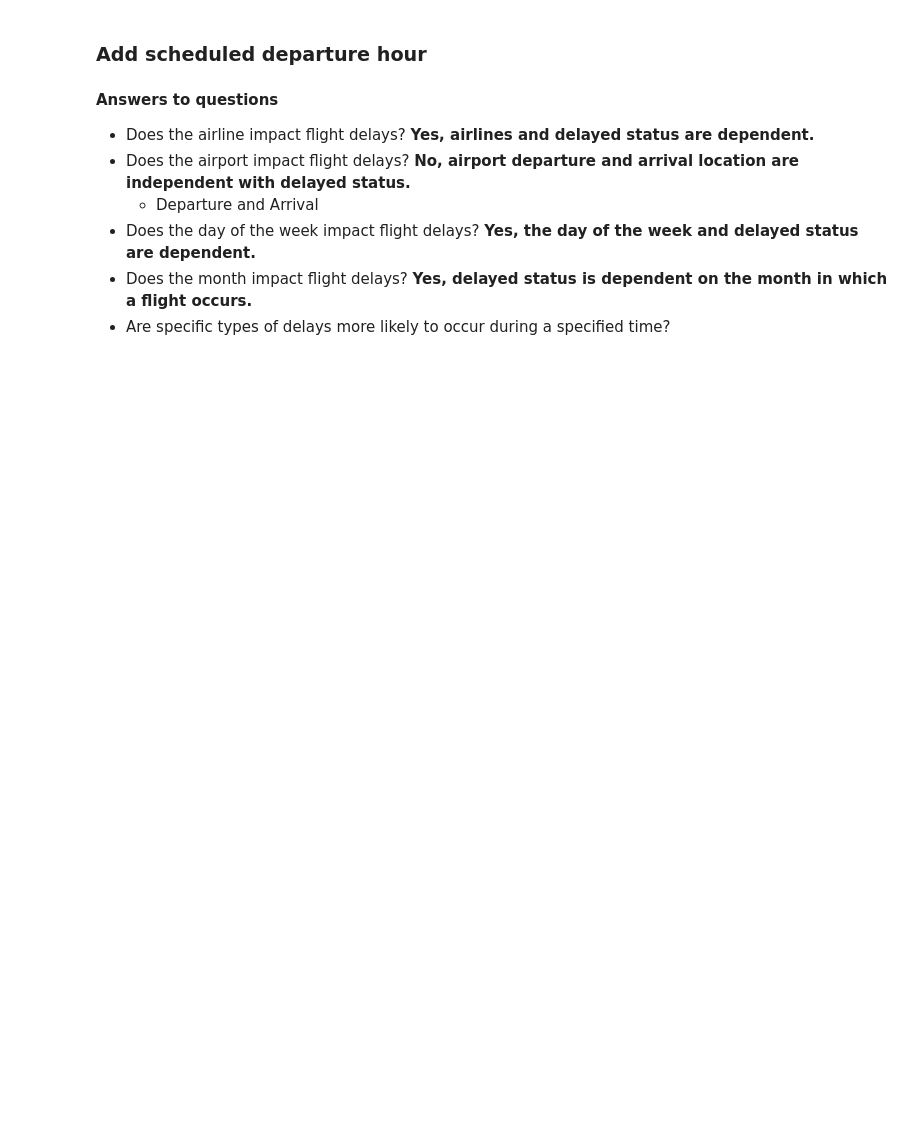
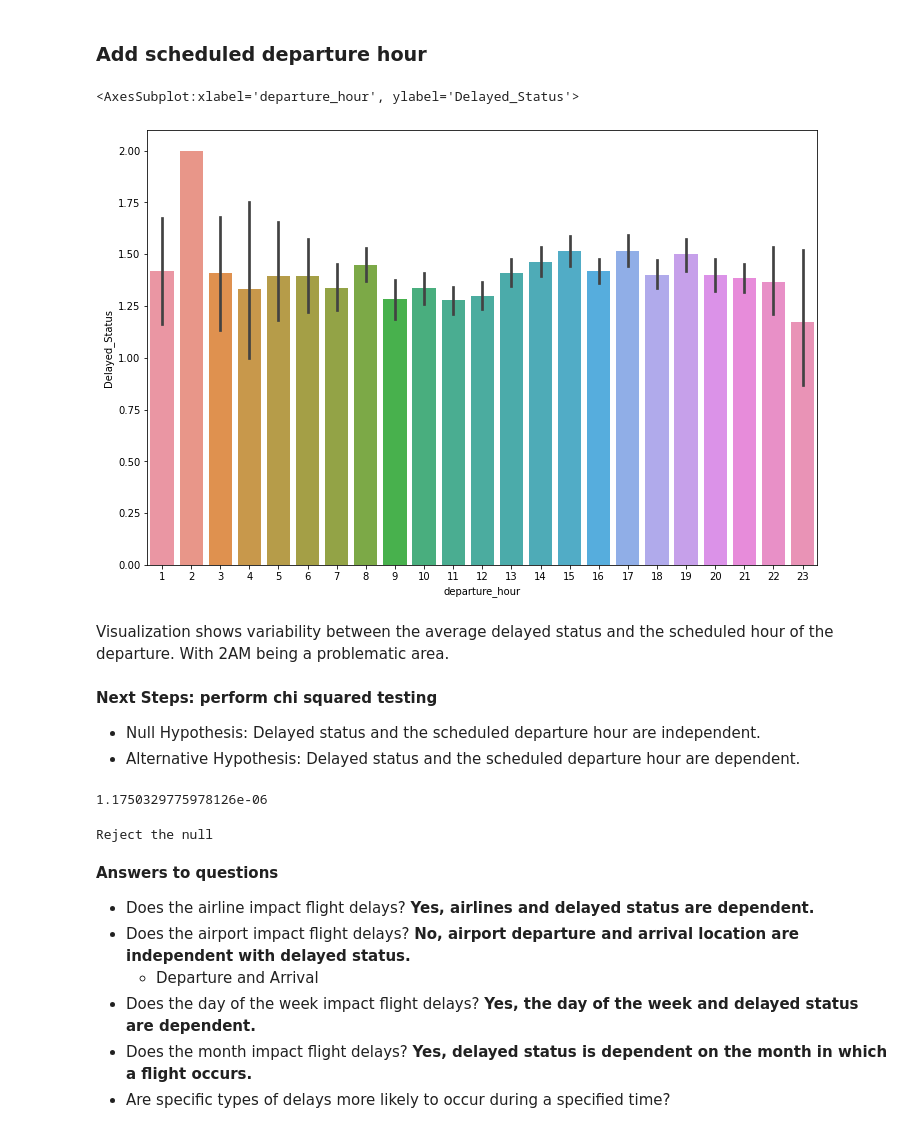
Before and after one commit to lochlynlaskowski/Airline_delays, a Jupyter notebook: Airline delays - explore.ipynb, the cells around one changed output. Saved outputs shown, nothing was run; the diff lists cells and outputs as text; code cells hidden in the pictures; blank space fills up the shorter version.

```diff
--- a/Airline delays - explore.ipynb
+++ b/Airline delays - explore.ipynb
@@ -484,2 +497,14 @@ df['departure_hour'] = pd.to_datetime(df['CRSDepTime'], format='%H:%M:%S').dt.ho
 # df.CRSArrTime = pd.to_datetime(df.CRSArrTime , format='%H%M').dt.time
 # df['arrival_hour'] = pd.to_datetime(df['CRSArrTime'], format='%H:%M:%S').dt.hour
+# %%
+sns.barplot(data=train, y= 'Delayed_Status', x='departure_hour')
+# %% [output]
+<AxesSubplot:xlabel='departure_hour', ylabel='Delayed_Status'>
+[figure, added]
+# %% [markdown]
+Visualization shows variability between the average delayed status and the scheduled hour of the departure. With 2AM being a problematic area.
+# %% [markdown]
+**Next Steps: perform chi squared testing**
+
+- Null Hypothesis: Delayed status and the scheduled departure hour are independent.
+- Alternative Hypothesis: Delayed status and the scheduled departure hour are dependent.
@@ -486,3 +513,15 @@ df['departure_hour'] = pd.to_datetime(df['CRSDepTime'], format='%H:%M:%S').dt.ho
+# %%
+chi2, p, degf, expected = stats.chi2_contingency(observed)
+p
+# %% [output]
+1.1750329775978126e-06
+# %%
+if p < alpha:
+    print("Reject the null")
+else:
+    print('Fail to reject the null')
+# %% [output]
+Reject the null
 # %% [markdown]
 **Answers to questions**
 - Does the airline impact flight delays? **Yes, airlines and delayed status are dependent.**
```
Also changed, not shown: parts of 55 cells of this notebook, 1 other file.
